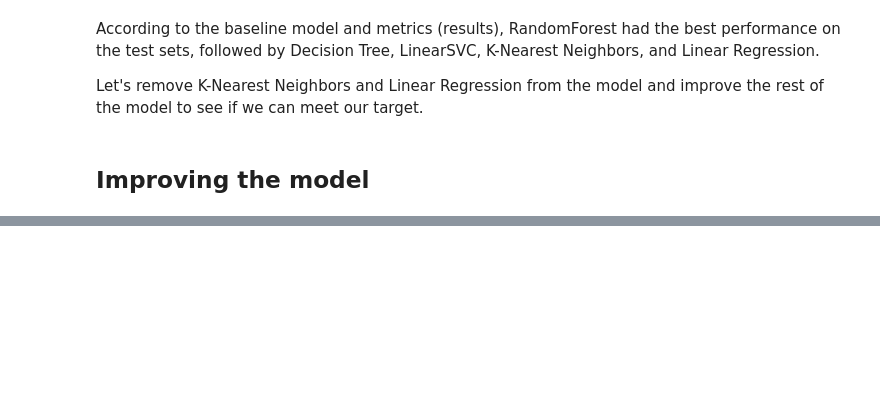
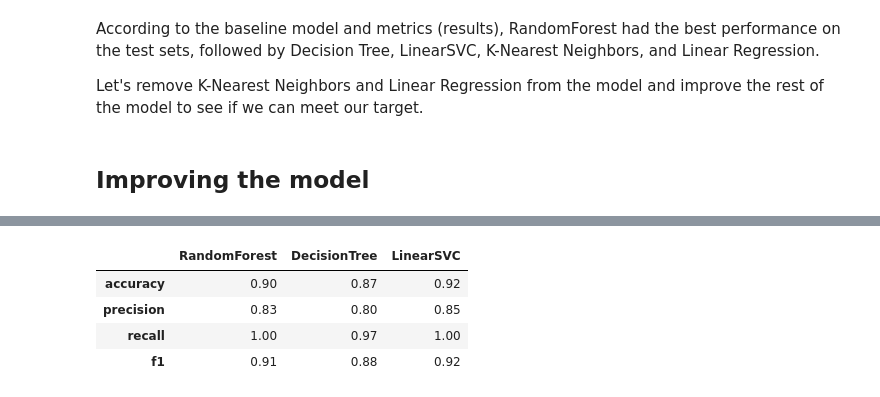
Before and after one commit to clevernat/heart-disease-project, a Jupyter notebook: HEART DISEASE PROJECT.ipynb, the cells around one changed output, grey strips where cells are left out. Saved outputs shown, nothing was run; the diff lists cells and outputs as text; code cells hidden in the pictures; blank space fills up the shorter version.

```diff
--- a/HEART DISEASE PROJECT.ipynb
+++ b/HEART DISEASE PROJECT.ipynb
@@ -624,0 +921,9 @@ Let's remove K-Nearest Neighbors and Linear Regression from the model and improv
+# %%
+results_df1 = results_df.T
+results_df1
+# %% [output]
+|  | RandomForest | DecisionTree | LinearSVC |
+| accuracy | 0.90 | 0.87 | 0.92 |
+| precision | 0.83 | 0.80 | 0.85 |
+| recall | 1.00 | 0.97 | 1.00 |
+| f1 | 0.91 | 0.88 | 0.92 |
```
Also changed, not shown: parts of 22 cells of this notebook.
